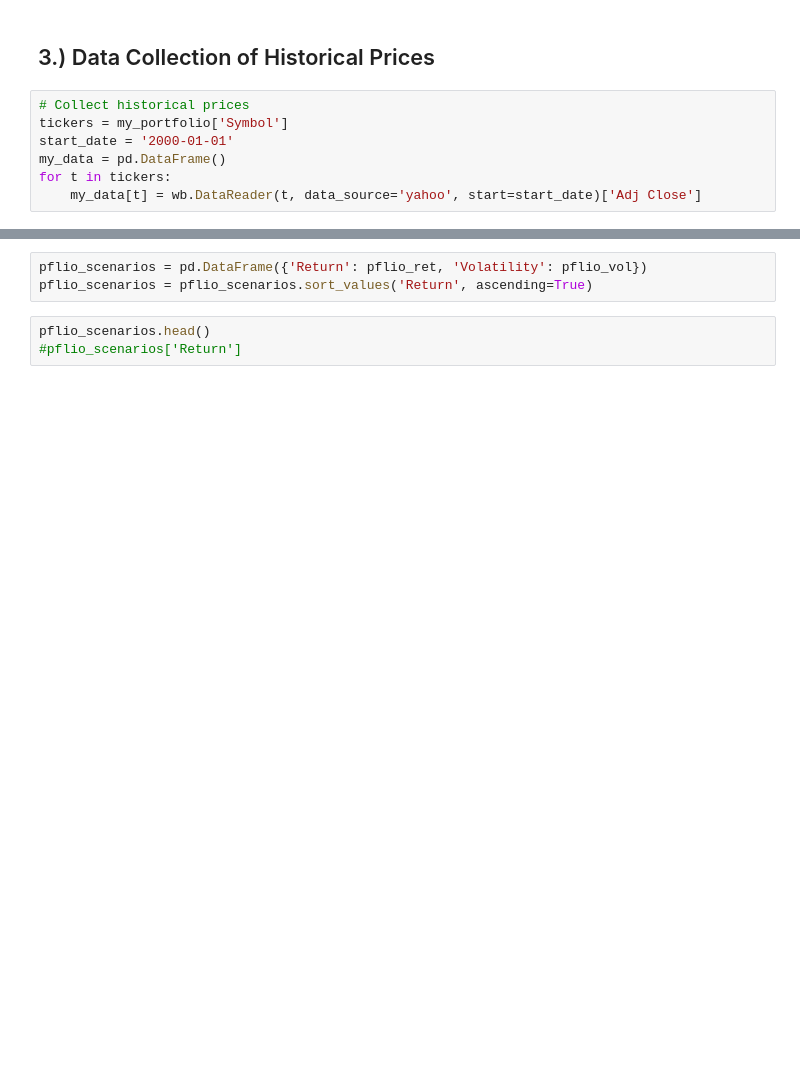
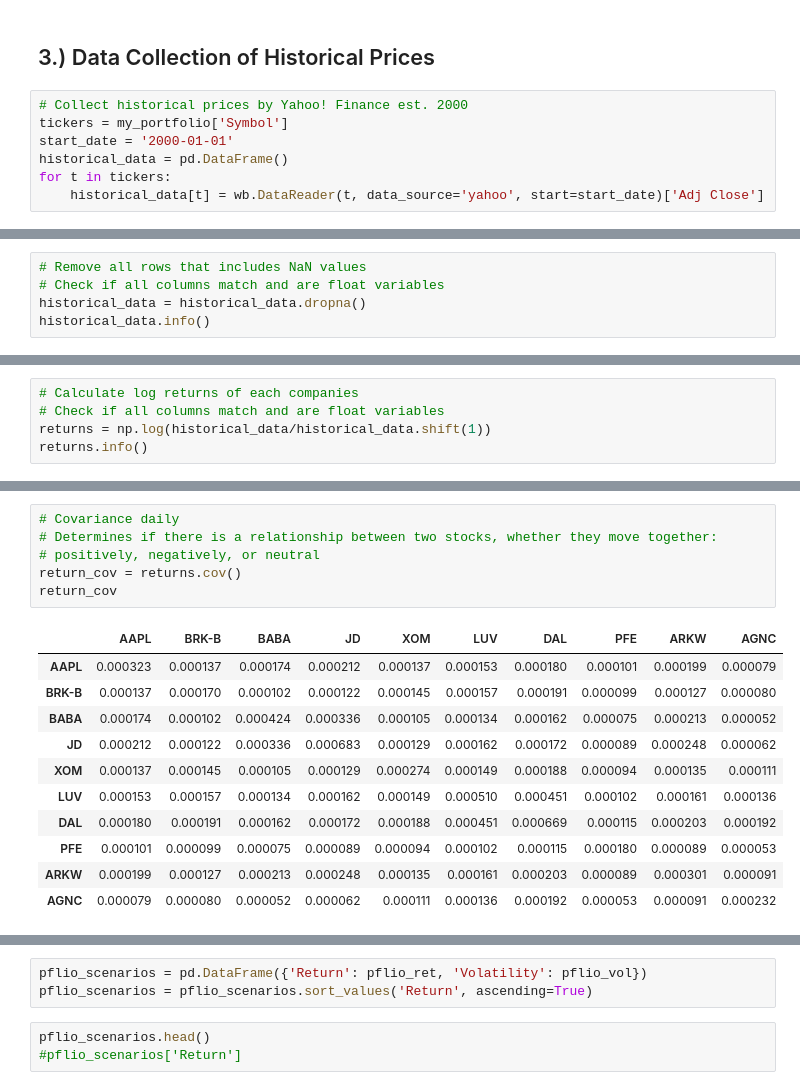
Before and after one commit to jpaguirre15/robinhood-portfolio-analysis, a Jupyter notebook: stonks - Finalized.ipynb, the cells around one changed output, grey strips where cells are left out. Saved outputs shown, nothing was run; the diff lists cells and outputs as text; blank space fills up the shorter version.

```diff
--- a/stonks - Finalized.ipynb
+++ b/stonks - Finalized.ipynb
@@ -106,9 +220,9 @@ my_portfolio
 # %% [markdown]
 ## 3.) Data Collection of Historical Prices
 # %%
-# Collect historical prices
+# Collect historical prices by Yahoo! Finance est. 2000
 tickers = my_portfolio['Symbol']
 start_date = '2000-01-01'
-my_data = pd.DataFrame()
+historical_data = pd.DataFrame()
 for t in tickers:
-    my_data[t] = wb.DataReader(t, data_source='yahoo', start=start_date)['Adj Close']
+    historical_data[t] = wb.DataReader(t, data_source='yahoo', start=start_date)['Adj Close']
@@ -122,0 +229,5 @@ sec_returns.info()
+# %%
+# Remove all rows that includes NaN values
+# Check if all columns match and are float variables
+historical_data = historical_data.dropna()
+historical_data.info()
@@ -126,0 +270,5 @@ sec_returns.tail()
+# %%
+# Calculate log returns of each companies
+# Check if all columns match and are float variables
+returns = np.log(historical_data/historical_data.shift(1))
+returns.info()
@@ -152 +392,19 @@ sec_returns.idxmax()
+# %%
+# Covariance daily
+# Determines if there is a relationship between two stocks, whether they move together:
+# positively, negatively, or neutral
+return_cov = returns.cov()
+return_cov
+# %% [output]
+|  | AAPL | BRK-B | BABA | JD | XOM | LUV | DAL | PFE | ARKW | AGNC |
+| AAPL | 0.000323 | 0.000137 | 0.000174 | 0.000212 | 0.000137 | 0.000153 | 0.000180 | 0.000101 | 0.000199 | 0.000079 |
+| BRK-B | 0.000137 | 0.000170 | 0.000102 | 0.000122 | 0.000145 | 0.000157 | 0.000191 | 0.000099 | 0.000127 | 0.000080 |
+| BABA | 0.000174 | 0.000102 | 0.000424 | 0.000336 | 0.000105 | 0.000134 | 0.000162 | 0.000075 | 0.000213 | 0.000052 |
+| JD | 0.000212 | 0.000122 | 0.000336 | 0.000683 | 0.000129 | 0.000162 | 0.000172 | 0.000089 | 0.000248 | 0.000062 |
+| XOM | 0.000137 | 0.000145 | 0.000105 | 0.000129 | 0.000274 | 0.000149 | 0.000188 | 0.000094 | 0.000135 | 0.000111 |
+| LUV | 0.000153 | 0.000157 | 0.000134 | 0.000162 | 0.000149 | 0.000510 | 0.000451 | 0.000102 | 0.000161 | 0.000136 |
+| DAL | 0.000180 | 0.000191 | 0.000162 | 0.000172 | 0.000188 | 0.000451 | 0.000669 | 0.000115 | 0.000203 | 0.000192 |
+| PFE | 0.000101 | 0.000099 | 0.000075 | 0.000089 | 0.000094 | 0.000102 | 0.000115 | 0.000180 | 0.000089 | 0.000053 |
+| ARKW | 0.000199 | 0.000127 | 0.000213 | 0.000248 | 0.000135 | 0.000161 | 0.000203 | 0.000089 | 0.000301 | 0.000091 |
+| AGNC | 0.000079 | 0.000080 | 0.000052 | 0.000062 | 0.000111 | 0.000136 | 0.000192 | 0.000053 | 0.000091 | 0.000232 |
 # %%
```
Also changed, not shown: parts of 43 cells of this notebook, 1 other file.
